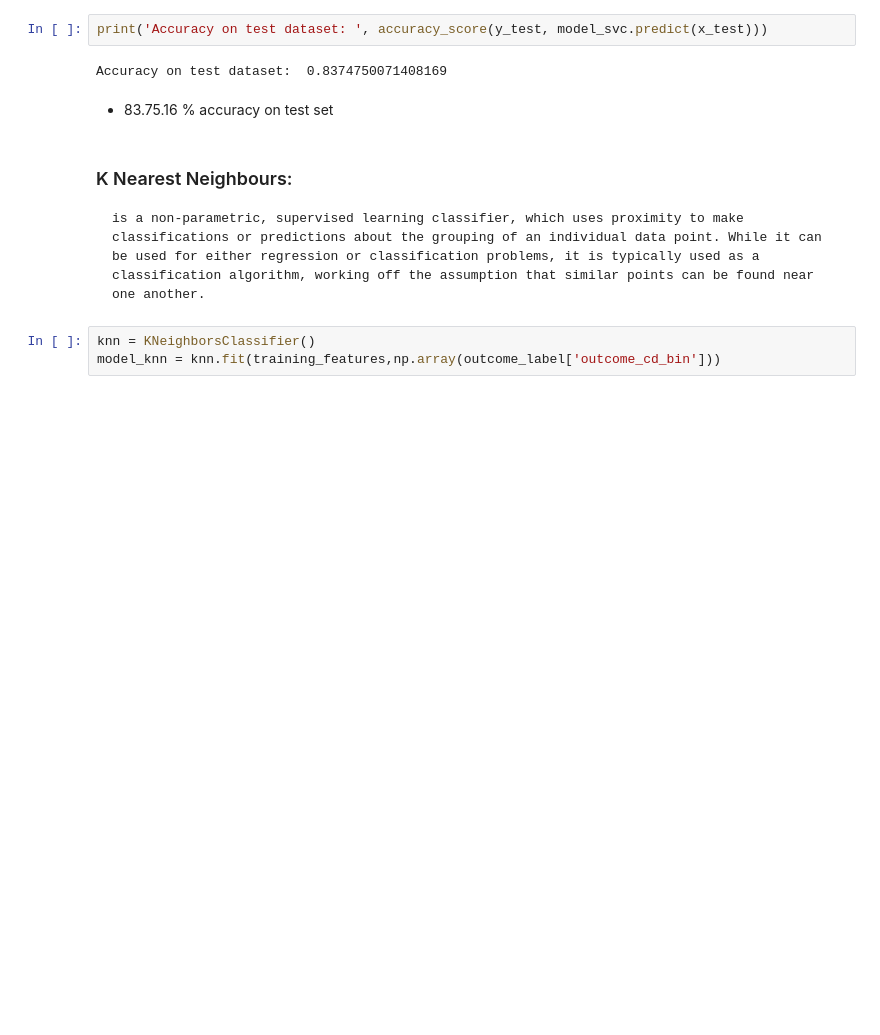
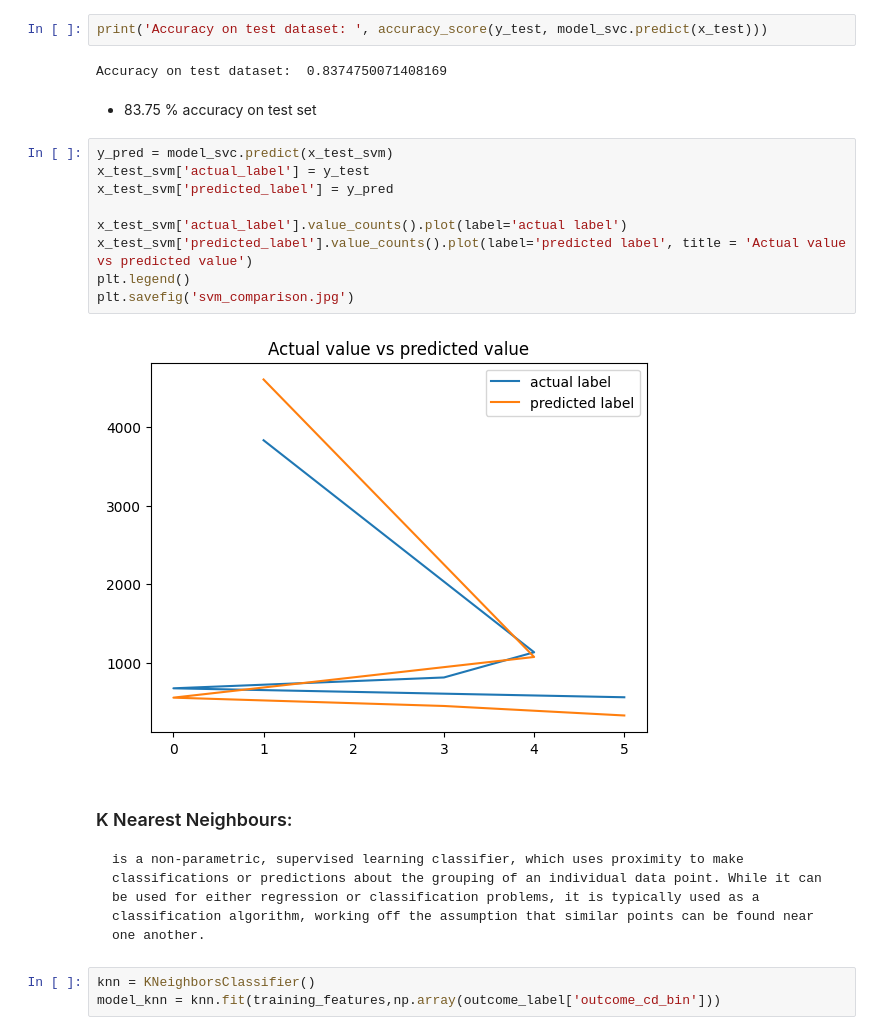
Before and after one commit to Taoheed-O/Tuberculosis_Survival_prediction, a Jupyter notebook: Machine_learning.ipynb, the cells around one changed output. Saved outputs shown, nothing was run; the diff lists cells and outputs as text; blank space fills up the shorter version.

```diff
--- a/Machine_learning.ipynb
+++ b/Machine_learning.ipynb
@@ -713,7 +739,18 @@ print('Accuracy on test dataset: ', accuracy_score(y_test, model_svc.predict(x_t
 # %% [output]
 Accuracy on test dataset:  0.8374750071408169
 # %% [markdown]
-- 83.75.16 % accuracy on test set
+- 83.75 % accuracy on test set
+# %%
+y_pred = model_svc.predict(x_test_svm)
+x_test_svm['actual_label'] = y_test
+x_test_svm['predicted_label'] = y_pred
+
+x_test_svm['actual_label'].value_counts().plot(label='actual label')
+x_test_svm['predicted_label'].value_counts().plot(label='predicted label', title = 'Actual value vs predicted value')
+plt.legend()
+plt.savefig('svm_comparison.jpg')
+# %% [output]
+[figure, added]
 # %% [markdown]
 ### K Nearest Neighbours:
     is a non-parametric, supervised learning classifier, which uses proximity to make classifications or predictions about the grouping of an individual data point. While it can be used for either regression or classification problems, it is typically used as a classification algorithm, working off the assumption that similar points can be found near one another.
```
Also changed, not shown: parts of 14 cells of this notebook, 5 other files.
